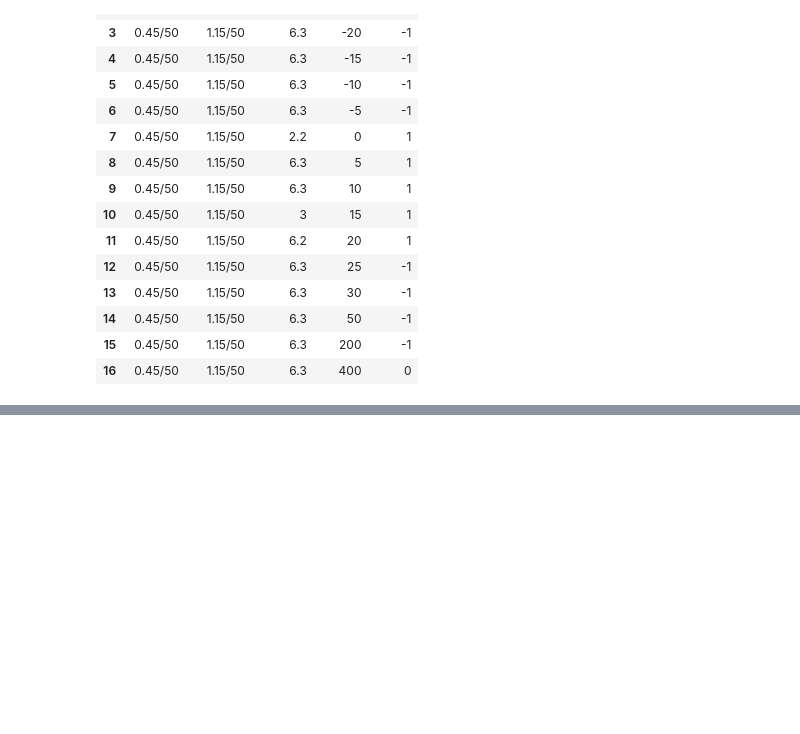
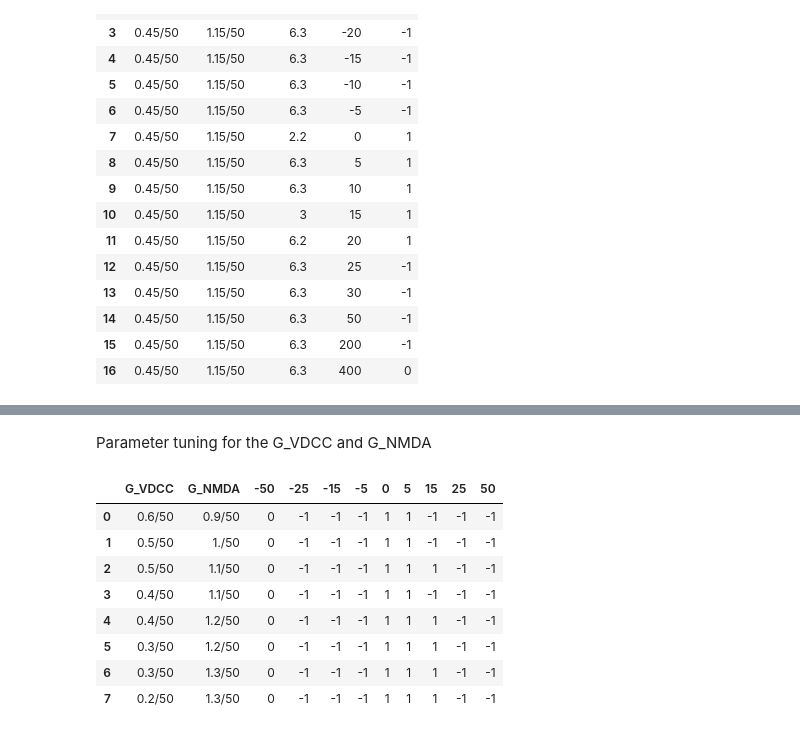
Before and after one commit to devt287/Synaptic_Plasticity, a Jupyter notebook: parameter_tuning.ipynb, the cells around one changed output, grey strips where cells are left out. Saved outputs shown, nothing was run; the diff lists cells and outputs as text; code cells hidden in the pictures; blank space fills up the shorter version.

```diff
--- a/parameter_tuning.ipynb
+++ b/parameter_tuning.ipynb
@@ -941,0 +1022,28 @@ display(df)
+# %%
+CA1 = np.empty((0, 11), dtype=object)  # Use object dtype for mixed types
+CA1 = np.array(["G_VDCC", "G_NMDA", -50,-25,-15,-5,0,5,15,25,50])
+# Add rows to the matrix
+
+CA1 = add_row(CA1, ["0.6/50", "0.9/50", 0,-1,-1,-1,1,1,-1,-1,-1])
+CA1 = add_row(CA1, ["0.5/50", "1./50", 0,-1,-1,-1,1,1,-1,-1,-1])
+CA1 = add_row(CA1, ["0.5/50", "1.1/50", 0,-1,-1,-1,1,1,1,-1,-1])
+CA1 = add_row(CA1, ["0.4/50", "1.1/50", 0,-1,-1,-1,1,1,-1,-1,-1])
+CA1 = add_row(CA1, ["0.4/50", "1.2/50", 0,-1,-1,-1,1,1,1,-1,-1])
+CA1 = add_row(CA1, ["0.3/50", "1.2/50", 0,-1,-1,-1,1,1,1,-1,-1])
+CA1 = add_row(CA1, ["0.3/50", "1.3/50", 0,-1,-1,-1,1,1,1,-1,-1])
+CA1 = add_row(CA1, ["0.2/50", "1.3/50", 0,-1,-1,-1,1,1,1,-1,-1])
+
+df = pd.DataFrame(CA1[1:], columns=CA1[0])
+display(Markdown("Parameter tuning for the G_VDCC and G_NMDA"))
+display(df)
+# %% [output]
+Parameter tuning for the G_VDCC and G_NMDA
+|  | G_VDCC | G_NMDA | -50 | -25 | -15 | -5 | 0 | 5 | 15 | 25 | 50 |
+| 0 | 0.6/50 | 0.9/50 | 0 | -1 | -1 | -1 | 1 | 1 | -1 | -1 | -1 |
+| 1 | 0.5/50 | 1./50 | 0 | -1 | -1 | -1 | 1 | 1 | -1 | -1 | -1 |
+| 2 | 0.5/50 | 1.1/50 | 0 | -1 | -1 | -1 | 1 | 1 | 1 | -1 | -1 |
+| 3 | 0.4/50 | 1.1/50 | 0 | -1 | -1 | -1 | 1 | 1 | -1 | -1 | -1 |
+| 4 | 0.4/50 | 1.2/50 | 0 | -1 | -1 | -1 | 1 | 1 | 1 | -1 | -1 |
+| 5 | 0.3/50 | 1.2/50 | 0 | -1 | -1 | -1 | 1 | 1 | 1 | -1 | -1 |
+| 6 | 0.3/50 | 1.3/50 | 0 | -1 | -1 | -1 | 1 | 1 | 1 | -1 | -1 |
+| 7 | 0.2/50 | 1.3/50 | 0 | -1 | -1 | -1 | 1 | 1 | 1 | -1 | -1 |
```
Also changed, not shown: parts of 7 cells of this notebook, 11 other files.
